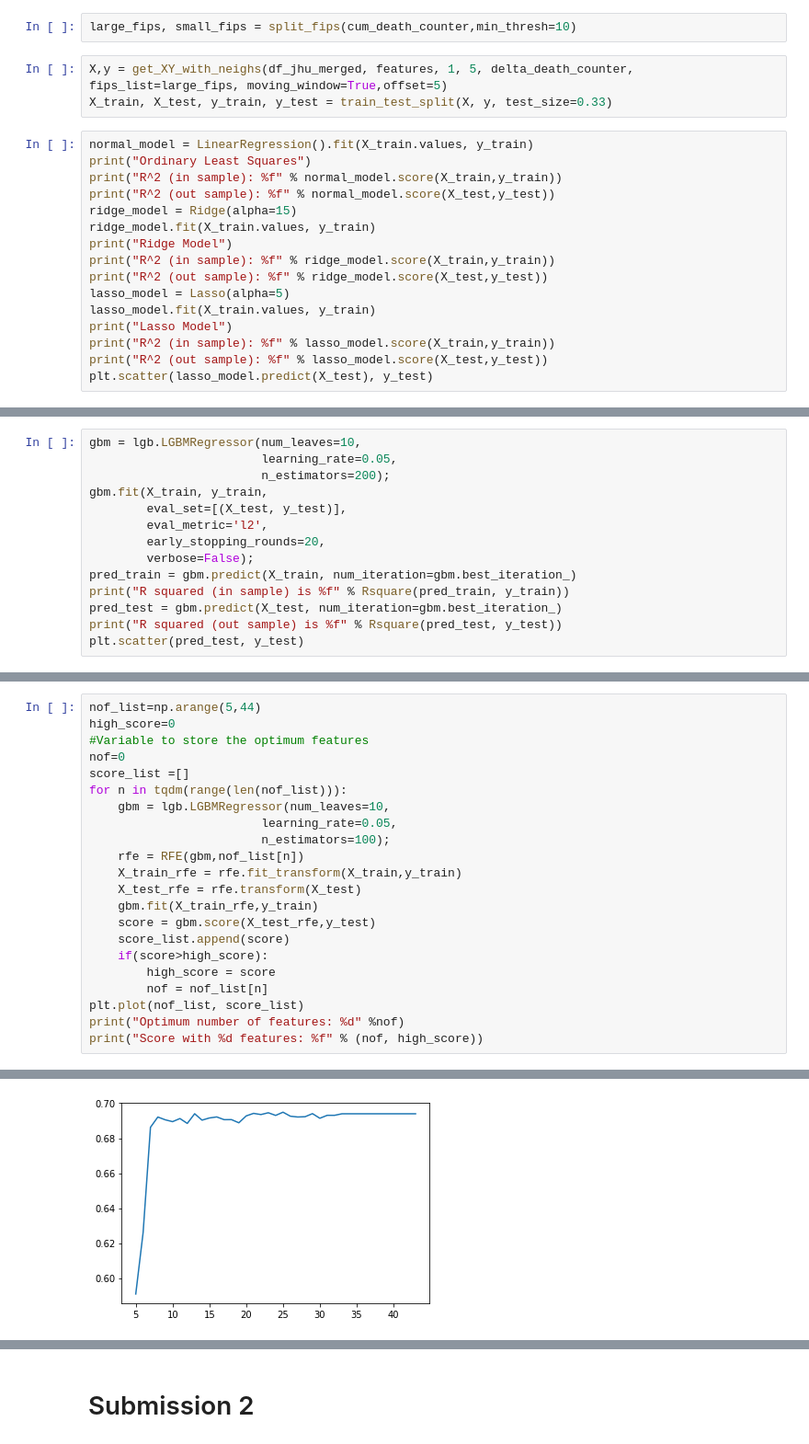
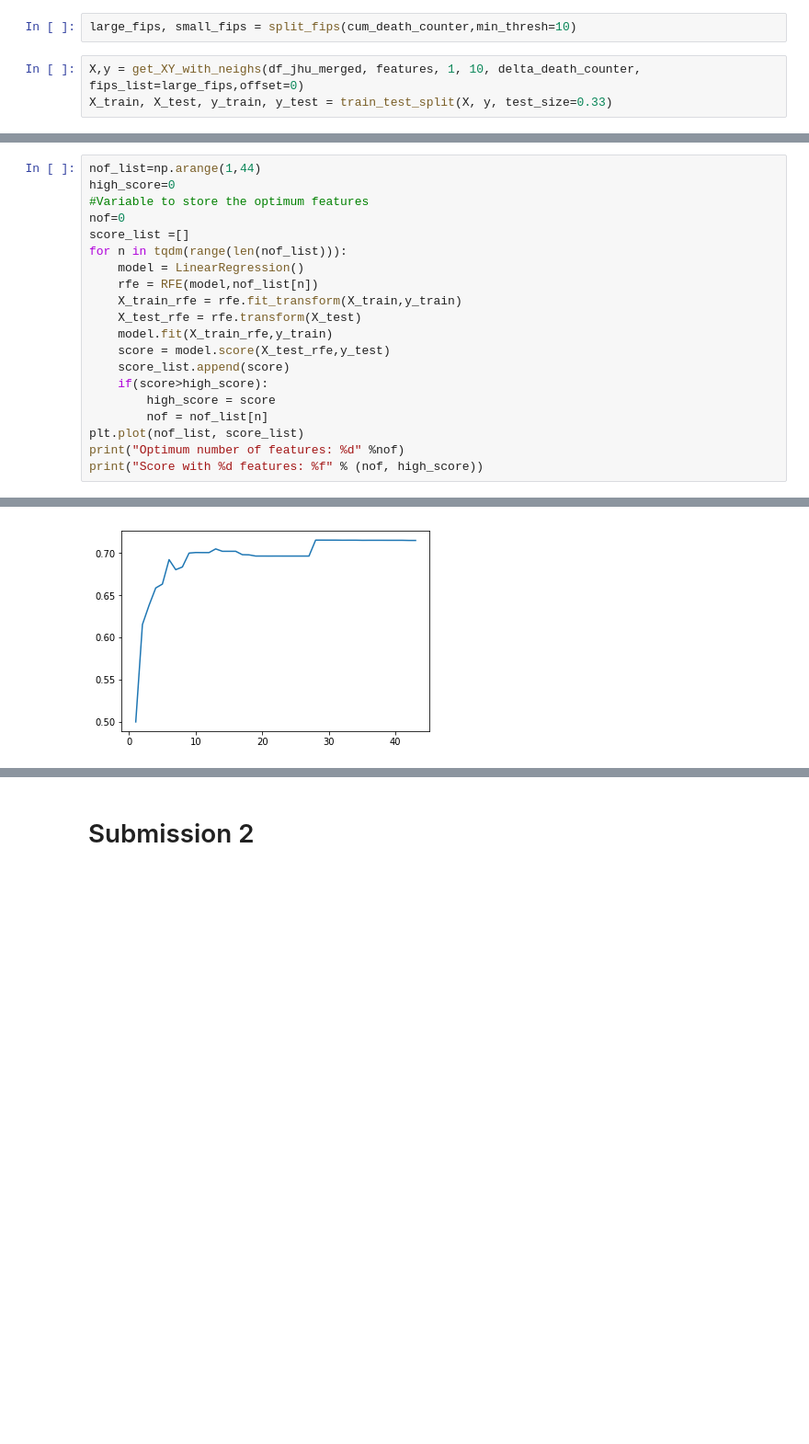
Before and after one commit to majesticfish/CS156B-Covid-Challenge, a Jupyter notebook: exploratory/Sean's Notebook/Just XY, please.ipynb, the cells around one changed output, grey strips where cells are left out. Shown: that part at 92% size. Cells and saved outputs as stored; diff of their text form; blank space fills up the shorter version.

```diff
--- a/exploratory/Sean's Notebook/Just XY, please.ipynb
+++ b/exploratory/Sean's Notebook/Just XY, please.ipynb
@@ -203,21 +204,5 @@ def Rsquare(pred, actual):
 # %%
 large_fips, small_fips = split_fips(cum_death_counter,min_thresh=10)
 # %%
-X,y = get_XY_with_neighs(df_jhu_merged, features, 1, 5, delta_death_counter, fips_list=large_fips, moving_window=True,offset=5)
+X,y = get_XY_with_neighs(df_jhu_merged, features, 1, 10, delta_death_counter, fips_list=large_fips,offset=0)
 X_train, X_test, y_train, y_test = train_test_split(X, y, test_size=0.33)
-# %%
-normal_model = LinearRegression().fit(X_train.values, y_train)
-print("Ordinary Least Squares")
-print("R^2 (in sample): %f" % normal_model.score(X_train,y_train))
-print("R^2 (out sample): %f" % normal_model.score(X_test,y_test))
-ridge_model = Ridge(alpha=15)
-ridge_model.fit(X_train.values, y_train)
-print("Ridge Model")
-print("R^2 (in sample): %f" % ridge_model.score(X_train,y_train))
-print("R^2 (out sample): %f" % ridge_model.score(X_test,y_test))
-lasso_model = Lasso(alpha=5)
-lasso_model.fit(X_train.values, y_train)
-print("Lasso Model")
-print("R^2 (in sample): %f" % lasso_model.score(X_train,y_train))
-print("R^2 (out sample): %f" % lasso_model.score(X_test,y_test))
-plt.scatter(lasso_model.predict(X_test), y_test)
@@ -236,14 +208,0 @@ R^2 (out sample): 0.797979
-# %%
-gbm = lgb.LGBMRegressor(num_leaves=10,
-                        learning_rate=0.05,
-                        n_estimators=200);
-gbm.fit(X_train, y_train,
-        eval_set=[(X_test, y_test)],
-        eval_metric='l2',
-        early_stopping_rounds=20,
-        verbose=False);
-pred_train = gbm.predict(X_train, num_iteration=gbm.best_iteration_)
-print("R squared (in sample) is %f" % Rsquare(pred_train, y_train))
-pred_test = gbm.predict(X_test, num_iteration=gbm.best_iteration_)
-print("R squared (out sample) is %f" % Rsquare(pred_test, y_test))
-plt.scatter(pred_test, y_test)
@@ -255,18 +209,16 @@ R squared (out sample) is 0.829555
 # %%
-nof_list=np.arange(5,44)
+nof_list=np.arange(1,44)
 high_score=0
 #Variable to store the optimum features
 nof=0
 score_list =[]
 for n in tqdm(range(len(nof_list))):
-    gbm = lgb.LGBMRegressor(num_leaves=10,
-                        learning_rate=0.05,
-                        n_estimators=100);
-    rfe = RFE(gbm,nof_list[n])
+    model = LinearRegression()
+    rfe = RFE(model,nof_list[n])
     X_train_rfe = rfe.fit_transform(X_train,y_train)
     X_test_rfe = rfe.transform(X_test)
-    gbm.fit(X_train_rfe,y_train)
-    score = gbm.score(X_test_rfe,y_test)
+    model.fit(X_train_rfe,y_train)
+    score = model.score(X_test_rfe,y_test)
     score_list.append(score)
     if(score>high_score):
         high_score = score
@@ -280,2 +233,2 @@ Score with 25 features: 0.694868
-[figure, old version]
+[figure, new version]
 # %%
```
Also changed, not shown: parts of 26 cells of this notebook, 4 other files.
